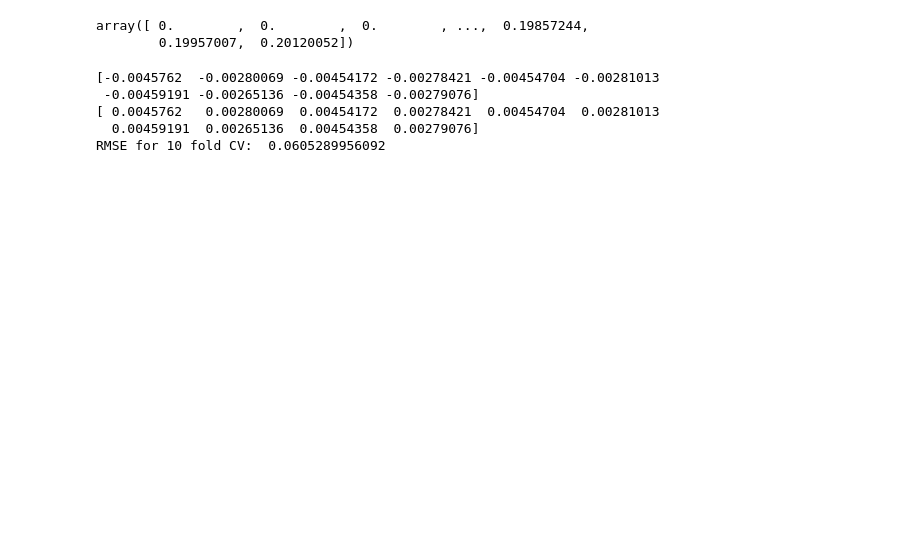
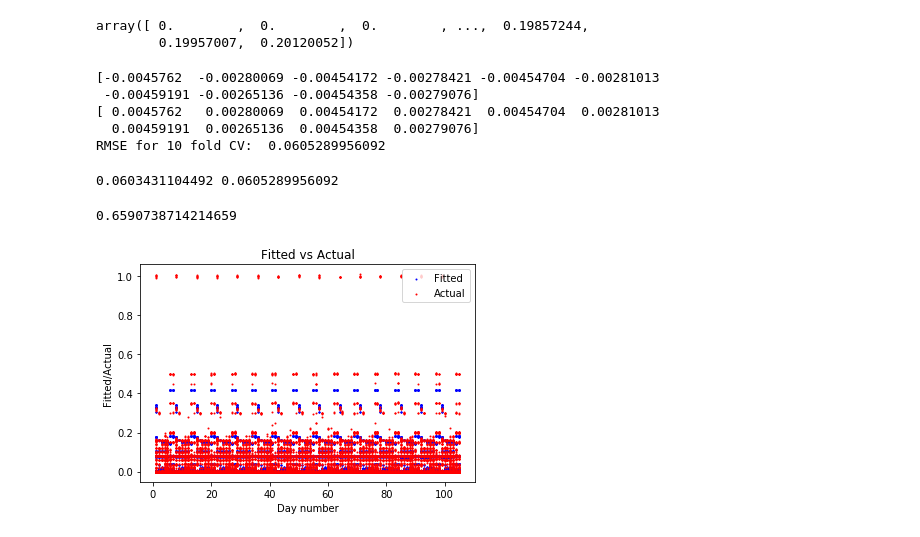
Before and after one commit to TSatyaVasanthReddy/RegressionAnalysis, a Jupyter notebook: Project4.ipynb, the cells around one changed output. Drawn from its saved outputs; the diff is of its cells as text; code cells hidden in the pictures; blank space fills up the shorter version.

Commit message:
random forest i

```diff
--- a/Project4.ipynb
+++ b/Project4.ipynb
@@ -225,3 +225,57 @@ print("RMSE for 10 fold CV: ", np.sqrt(np.sum(mse)/10))
 [ 0.0045762   0.00280069  0.00454172  0.00278421  0.00454704  0.00281013
   0.00459191  0.00265136  0.00454358  0.00279076]
 RMSE for 10 fold CV:  0.0605289956092
+# %%
+def perform_10fold(X,y,regressor):
+    kf = KFold(n_splits=10,random_state = 0)
+    i = 1
+    bestModel = None
+    tr_e = 0
+    ts_e = 0
+    min_ts_e = 10
+    for train_index, test_index in kf.split(X):
+        #print("Fold : ",i)
+        X_train, X_test = X[train_index], X[test_index]
+        y_train, y_test = y[train_index], y[test_index]
+        regressor.fit(X_train,y_train)
+        train_preds = regressor.predict(X_train)
+        test_preds = regressor.predict(X_test)
+        test_error = mean_squared_error(y_test,test_preds)
+        tr_e += mean_squared_error(y_train,train_preds)
+        ts_e += test_error
+        if(test_error<min_ts_e):
+            min_ts_e = test_error
+            bestModel = regressor
+        i = i+1
+    return np.sqrt(tr_e/10),np.sqrt(ts_e/10), bestModel
+# %%
+from sklearn.metrics import mean_squared_error
+from sklearn.model_selection import cross_val_predict
+from sklearn.model_selection import train_test_split
+
+regr = RandomForestRegressor(n_estimators=20, max_depth=4, max_features=5, bootstrap=True, oob_score=True, random_state=0)
+X = dataset_copy.iloc[:,:5].values
+y = dataset_copy.iloc[:,5].values
+train_rmse, test_rmse, best_rfr = perform_10fold(X, y, regr)
+# %%
+print(train_rmse, test_rmse)
+# %% [output]
+0.0603431104492 0.0605289956092
+# %%
+best_rfr.oob_score_
+# %% [output]
+0.6590738714214659
+# %%
+predicted = best_rfr.predict(X)
+# %%
+fig, ax = plt.subplots()
+ax.scatter(dataset_copy['Day #'], predicted,color='blue',s=1, label='Fitted')
+ax.scatter(dataset_copy['Day #'], y,color='red', s=1, label='Actual')
+#ax.plot([y.min(), y.max()], [y.min(), y.max()], 'k--', lw=4)
+ax.set_xlabel('Day number')
+ax.set_ylabel('Fitted/Actual')
+plt.title('Fitted vs Actual')
+plt.legend()
+plt.show()
+# %% [output]
+[figure, added]
```
Also changed, not shown: parts of 2 cells of this notebook.
